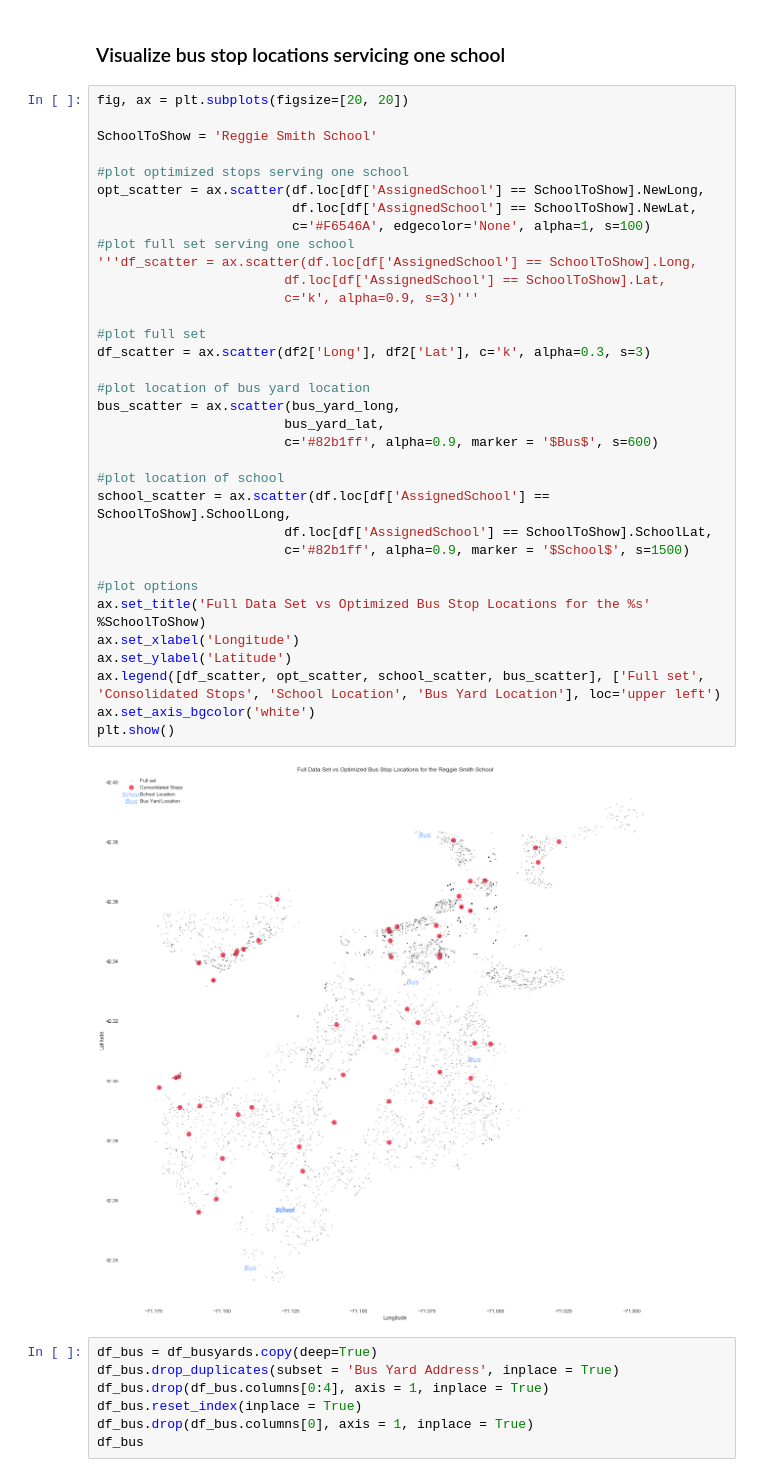
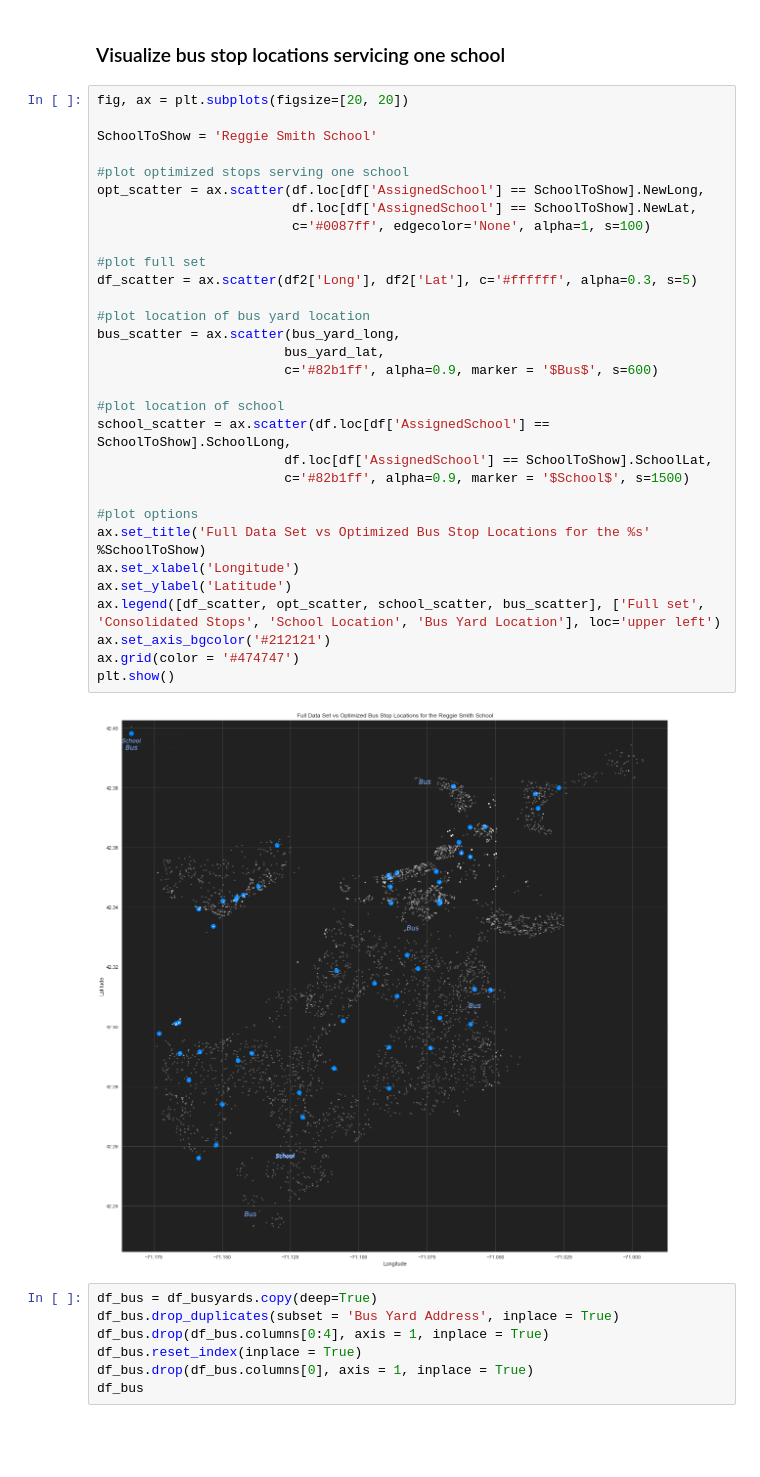
Before and after one commit to tylershannon/BPS-BusRouteOptimization, a Jupyter notebook: Code/BPSRoutingOptimization-170528.ipynb, the cells around one changed output. Saved outputs shown, nothing was run; the diff lists cells and outputs as text; blank space fills up the shorter version.

```diff
--- a/Code/BPSRoutingOptimization-170528.ipynb
+++ b/Code/BPSRoutingOptimization-170528.ipynb
@@ -214,39 +206,36 @@ bus_yard_lat = df_busyards['Bus Yard Latitude'].unique()
 # %%
 fig, ax = plt.subplots(figsize=[20, 20])
 
 SchoolToShow = 'Reggie Smith School'
 
 #plot optimized stops serving one school
 opt_scatter = ax.scatter(df.loc[df['AssignedSchool'] == SchoolToShow].NewLong,
                          df.loc[df['AssignedSchool'] == SchoolToShow].NewLat,
-                         c='#F6546A', edgecolor='None', alpha=1, s=100)
-#plot full set serving one school
-'''df_scatter = ax.scatter(df.loc[df['AssignedSchool'] == SchoolToShow].Long,
-                        df.loc[df['AssignedSchool'] == SchoolToShow].Lat,
-                        c='k', alpha=0.9, s=3)'''
+                         c='#0087ff', edgecolor='None', alpha=1, s=100)
 
 #plot full set
-df_scatter = ax.scatter(df2['Long'], df2['Lat'], c='k', alpha=0.3, s=3)
+df_scatter = ax.scatter(df2['Long'], df2['Lat'], c='#ffffff', alpha=0.3, s=5)
 
 #plot location of bus yard location
 bus_scatter = ax.scatter(bus_yard_long,
                         bus_yard_lat,
                         c='#82b1ff', alpha=0.9, marker = '$Bus$', s=600)
 
 #plot location of school
 school_scatter = ax.scatter(df.loc[df['AssignedSchool'] == SchoolToShow].SchoolLong,
                         df.loc[df['AssignedSchool'] == SchoolToShow].SchoolLat,
                         c='#82b1ff', alpha=0.9, marker = '$School$', s=1500)
 
 #plot options
 ax.set_title('Full Data Set vs Optimized Bus Stop Locations for the %s' %SchoolToShow)
 ax.set_xlabel('Longitude')
 ax.set_ylabel('Latitude')
 ax.legend([df_scatter, opt_scatter, school_scatter, bus_scatter], ['Full set', 'Consolidated Stops', 'School Location', 'Bus Yard Location'], loc='upper left')
-ax.set_axis_bgcolor('white')
+ax.set_axis_bgcolor('#212121')
+ax.grid(color = '#474747')
 plt.show()
 # %% [output]
-[figure, old version]
+[figure, new version]
 # %%
 df_bus = df_busyards.copy(deep=True)
 df_bus.drop_duplicates(subset = 'Bus Yard Address', inplace = True)
```
Also changed, not shown: parts of 7 cells of this notebook, 7 other files.
